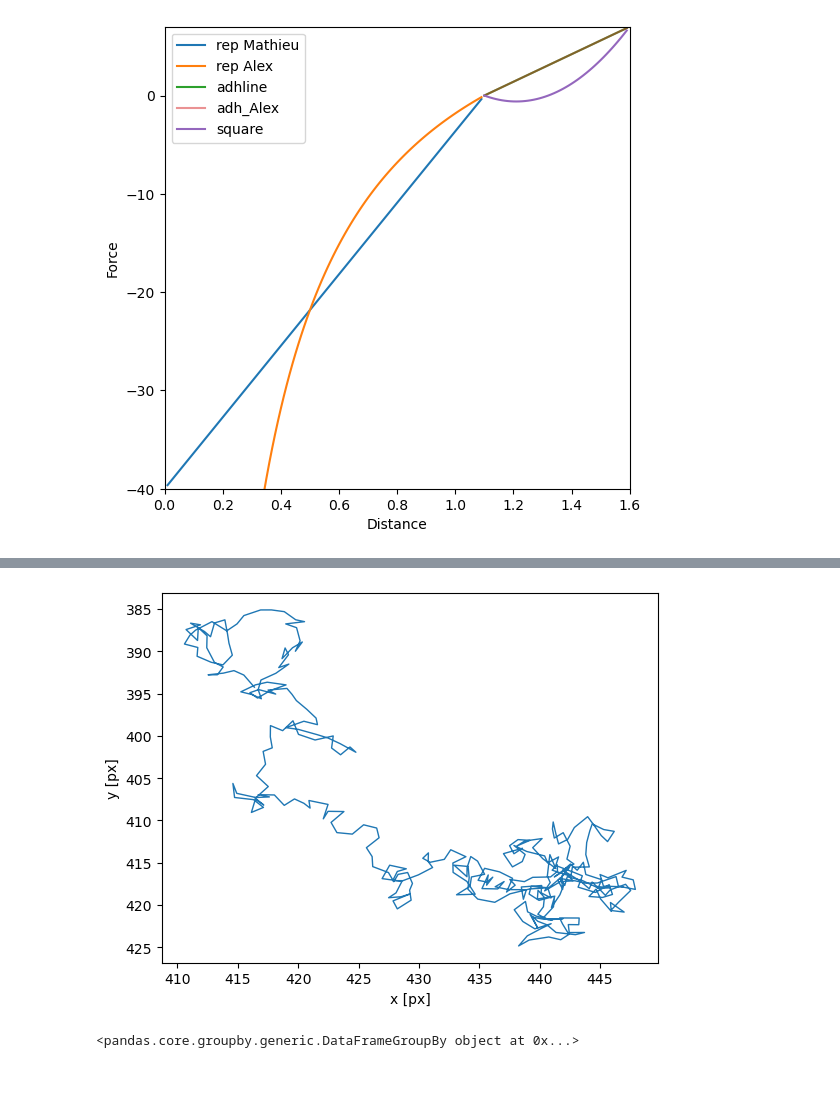
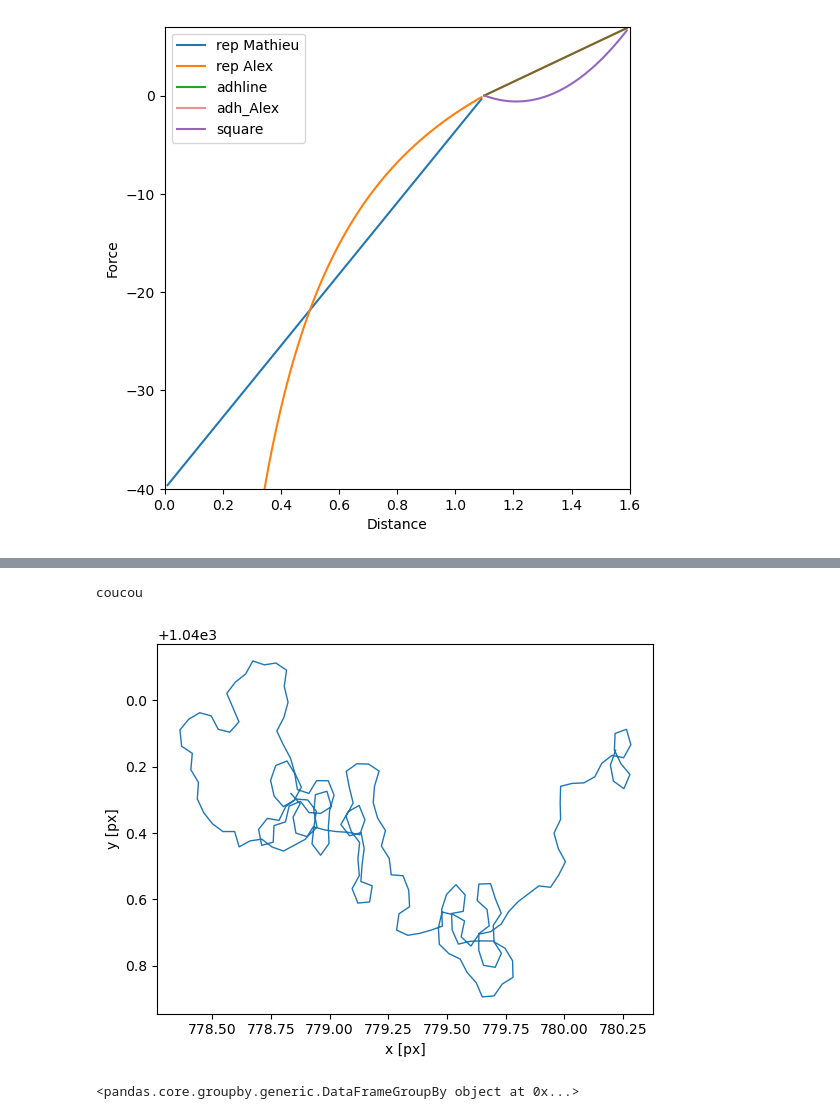
Before and after one commit to Alex-code-lab/particle_model, a Jupyter notebook: Modèle_Simu_particules.ipynb, the cells around one changed output, grey strips where cells are left out. Cells and saved outputs as stored; diff of their text form; code cells hidden in the pictures; blank space fills up the shorter version.

```diff
--- a/Modèle_Simu_particules.ipynb
+++ b/Modèle_Simu_particules.ipynb
@@ -219,6 +228,9 @@ class CellAgent:
         self.persistence = persistence
         self.space_size = space_size
         self.direction = torch.nn.functional.normalize(velocity, p=2, dim=0)
+        self.dtheta = 0
+        self.random = 0
+        self.theta = 0
 # %%
 class Population:
     def __init__(self, num_cells, space_size, velocity_magnitude, persistence, min_distance):
@@ -237,7 +249,8 @@ class Population:
         # Générez les vitesses initiales selon une distribution gaussienne
         ecart_type_vitesse = 0.9  # À ajuster selon vos besoins
         vitesses_gaussiennes = torch.normal(mean=self.velocity_magnitude, std=ecart_type_vitesse, size=(self.num_cells,))
-
+        # Créer vitesses_gaussiennes avec la même forme que la sortie de torch.normal()
+        vitesses_gaussiennes = torch.full((self.num_cells,), self.velocity_magnitude)
         # Appliquez les vitesses gaussiennes aux directions pour obtenir les vecteurs de vitesse
         velocities = directions * vitesses_gaussiennes[:, None]
 
@@ -320,21 +333,27 @@ class Surface:
 # In[Simulation parameters]
 # Space parameters
 SPACE_SIZE = 2048 #1308 # Micrometers
+
 # time settings
-TIME_SIMU = 90 # time simulation in minutes
-DELTA_T = 15/60 # 0.01 # simulation interval in minutes
-PLOT_INTERVAL = 1 # 25
+TIME_SIMU = 2 # time simulation in minutes
+DELTA_T = 0.01 # 15/60 # 0.01 # simulation interval in minutes
+PLOT_INTERVAL = 100 # 25
+
 # simulation parameters
-MU = 1  # mobility in min.kg-1
+MU = 0 #1  # mobility in min.kg-1
 F_REP = 40  # repulsive strength
 F_ADH = 7 # 3 #4 #attractive strength force kg.um.min-2
 R_EQ = 1.1 # 11  # equilibrium radius in um
 R_0 = 1.6 # 16  # interaction radius in um
 MIN_DISTANCE_INIT = R_EQ
-NOISE = 10  # noise intensity
-TAU = 5 # characteristic time for the polarization to align in the scattering direction defined by v=dr/dt = time
-PERSISTENCE_POP1 = 0.2
-PERSISTENCE_POP2 = 0.6
+
+# factor simulation
+NOISE = 5 #10 # noise intensity
+FLUCTUATION_FACTOR = 0 #4
+TAU = 5 # 5 # characteristic time for the polarization to align in the scattering direction defined by v=dr/dt = time
+PERSISTENCE_POP1 = 0 #0.1
+PERSISTENCE_POP2 = 0 #0.4
+
 # Cells definition
 PACKING_FRACTION = 0.0002
 N_CELLS = int((PACKING_FRACTION*SPACE_SIZE**2)/
@@ -480,7 +537,12 @@ while time < TIME_SIMU :
+# %%
+if cell.theta<0:
+    print("coucou")
+# %% [output]
+coucou
 # %%
 import trackpy as tp
-tp.plot_traj(data_frame[data_frame['particle']==0])
+tp.plot_traj(data_frame[data_frame['particle']==1])
 data_frame.groupby('particle')
 # %% [output]
-[figure, old version]
+[figure, new version]
 <pandas.core.groupby.generic.DataFrameGroupBy object at 0x...>
```
Also changed, not shown: parts of 29 cells of this notebook.
